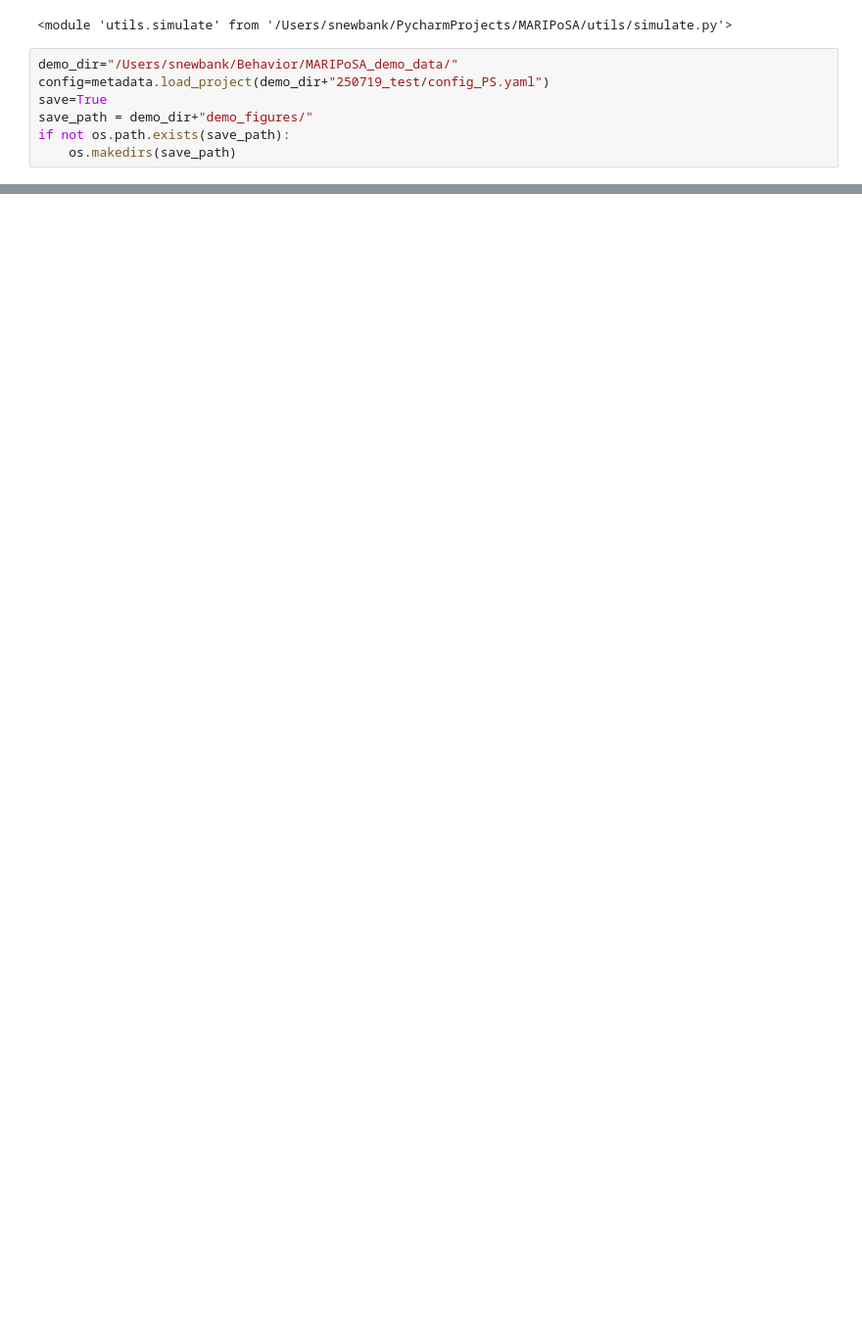
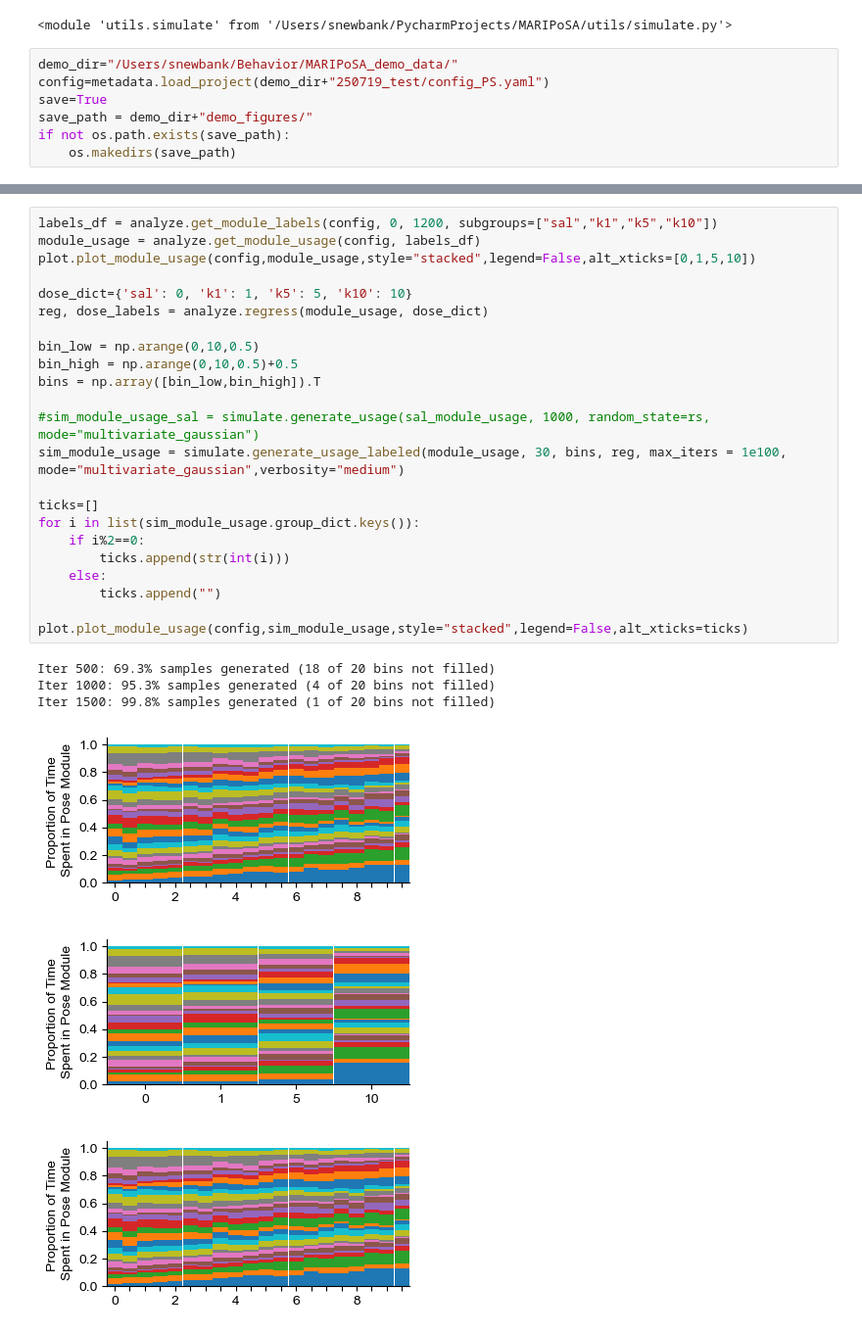
Before and after one commit to s-ewbank/MARIPoSA, a Jupyter notebook: docs/_build/jupyter_execute/demo/Demo6-PoseSegmentation-Simulation.ipynb, the cells around one changed output, grey strips where cells are left out. Shown: that part at 98% size. Cells and saved outputs as stored; diff of their text form; blank space fills up the shorter version.

```diff
--- a/docs/_build/jupyter_execute/demo/Demo6-PoseSegmentation-Simulation.ipynb
+++ b/docs/_build/jupyter_execute/demo/Demo6-PoseSegmentation-Simulation.ipynb
@@ -34,0 +110,30 @@ if not os.path.exists(save_path):
+# %%
+labels_df = analyze.get_module_labels(config, 0, 1200, subgroups=["sal","k1","k5","k10"])
+module_usage = analyze.get_module_usage(config, labels_df)
+plot.plot_module_usage(config,module_usage,style="stacked",legend=False,alt_xticks=[0,1,5,10])
+
+dose_dict={'sal': 0, 'k1': 1, 'k5': 5, 'k10': 10}
+reg, dose_labels = analyze.regress(module_usage, dose_dict)
+
+bin_low = np.arange(0,10,0.5)
+bin_high = np.arange(0,10,0.5)+0.5
+bins = np.array([bin_low,bin_high]).T
+
+#sim_module_usage_sal = simulate.generate_usage(sal_module_usage, 1000, random_state=rs, mode="multivariate_gaussian")
+sim_module_usage = simulate.generate_usage_labeled(module_usage, 30, bins, reg, max_iters = 1e100, mode="multivariate_gaussian",verbosity="medium")
+
+ticks=[]
+for i in list(sim_module_usage.group_dict.keys()):
+    if i%2==0:
+        ticks.append(str(int(i)))
+    else:
+        ticks.append("")
+
+plot.plot_module_usage(config,sim_module_usage,style="stacked",legend=False,alt_xticks=ticks)
+# %% [output]
+Iter 500: 69.3% samples generated (18 of 20 bins not filled)
+Iter 1000: 95.3% samples generated (4 of 20 bins not filled)
+Iter 1500: 99.8% samples generated (1 of 20 bins not filled)
+[figure, added]
+[figure, added]
+[figure, added]
```
Also changed, not shown: parts of 8 cells of this notebook, 16 other files.
